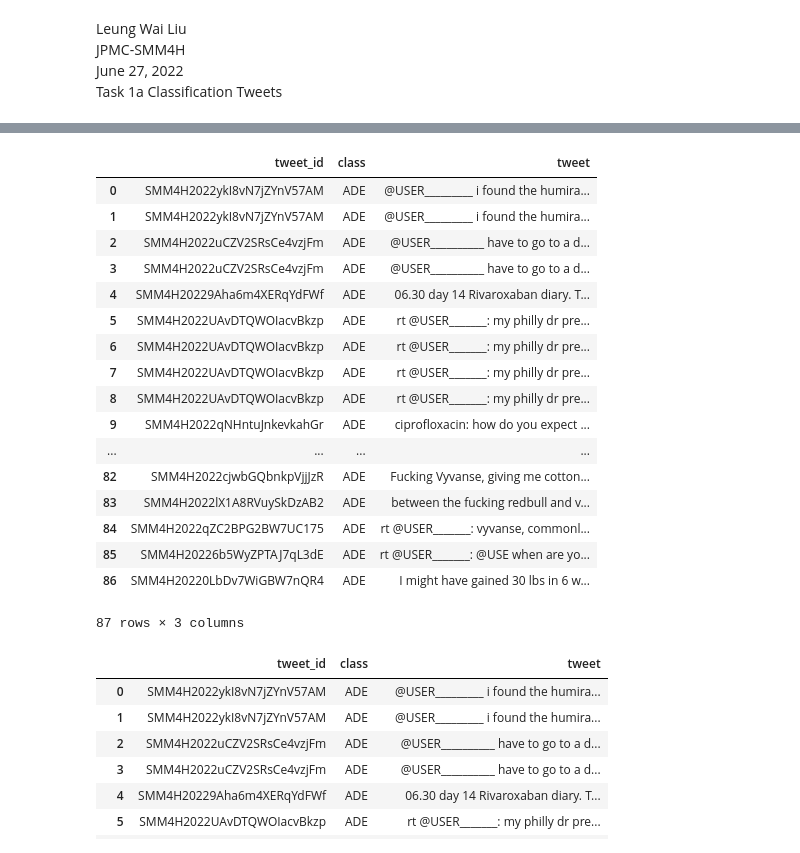
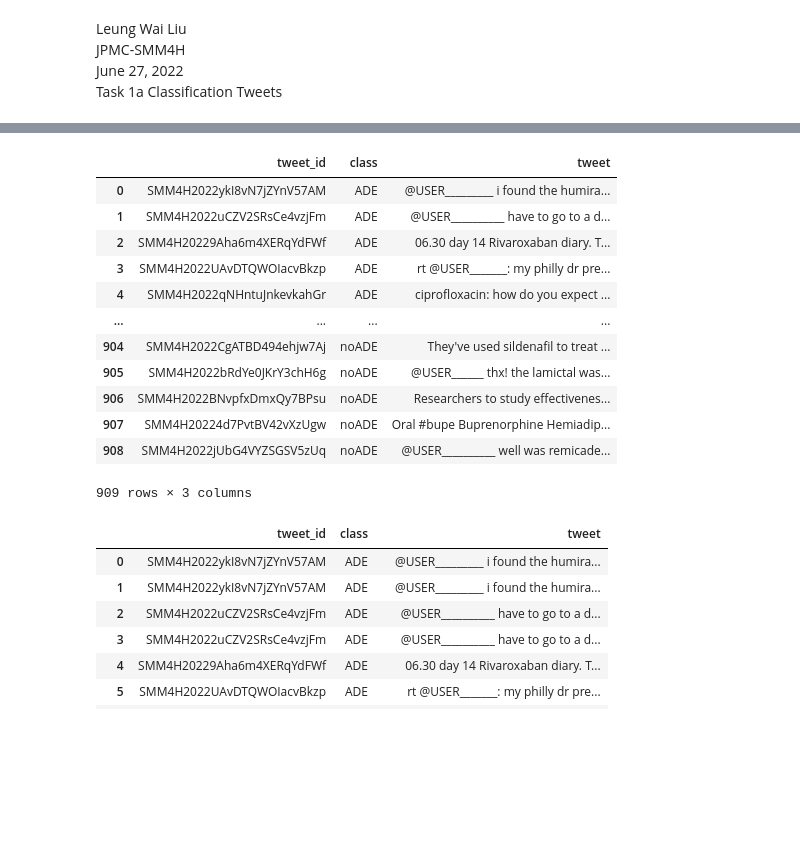
Before and after one commit to leungwai/JPM_SMM4H_1a_LW, a Jupyter notebook: Datasets/Subtask_1a/training/Task 1a Dev Pre-Partitioning.ipynb, the cells around one changed output, grey strips where cells are left out. Saved outputs shown, nothing was run; the diff lists cells and outputs as text; code cells hidden in the pictures; blank space fills up the shorter version.

```diff
--- a/Datasets/Subtask_1a/training/Task 1a Dev Pre-Partitioning.ipynb
+++ b/Datasets/Subtask_1a/training/Task 1a Dev Pre-Partitioning.ipynb
@@ -52,27 +42,22 @@ df2
 | 908 | SMM4H2022jUbG4VYZSGSV5zUq | @USER__________ well was remicade... |
 909 rows × 2 columns
 # %%
-df = pd.merge(df1, df2, how="left", on="tweet_id")
+df = pd.merge(df1, df2, how="right", on="tweet_id")
 df
 # %% [output]
 |  | tweet_id | class | tweet |
 | 0 | SMM4H2022ykI8vN7jZYnV57AM | ADE | @USER_________ i found the humira... |
-| 1 | SMM4H2022ykI8vN7jZYnV57AM | ADE | @USER_________ i found the humira... |
-| 2 | SMM4H2022uCZV2SRsCe4vzjFm | ADE | @USER__________ have to go to a d... |
-| 3 | SMM4H2022uCZV2SRsCe4vzjFm | ADE | @USER__________ have to go to a d... |
-| 4 | SMM4H20229Aha6m4XERqYdFWf | ADE | 06.30 day 14 Rivaroxaban diary. T... |
-| 5 | SMM4H2022UAvDTQWOIacvBkzp | ADE | rt @USER_______: my philly dr pre... |
-| 6 | SMM4H2022UAvDTQWOIacvBkzp | ADE | rt @USER_______: my philly dr pre... |
-| 7 | SMM4H2022UAvDTQWOIacvBkzp | ADE | rt @USER_______: my philly dr pre... |
-| 8 | SMM4H2022UAvDTQWOIacvBkzp | ADE | rt @USER_______: my philly dr pre... |
-| 9 | SMM4H2022qNHntuJnkevkahGr | ADE | ciprofloxacin: how do you expect ... |
+| 1 | SMM4H2022uCZV2SRsCe4vzjFm | ADE | @USER__________ have to go to a d... |
+| 2 | SMM4H20229Aha6m4XERqYdFWf | ADE | 06.30 day 14 Rivaroxaban diary. T... |
+| 3 | SMM4H2022UAvDTQWOIacvBkzp | ADE | rt @USER_______: my philly dr pre... |
+| 4 | SMM4H2022qNHntuJnkevkahGr | ADE | ciprofloxacin: how do you expect ... |
 | ... | ... | ... | ... |
-| 82 | SMM4H2022cjwbGQbnkpVjjJzR | ADE | Fucking Vyvanse, giving me cotton... |
-| 83 | SMM4H2022lX1A8RVuySkDzAB2 | ADE | between the fucking redbull and v... |
-| 84 | SMM4H2022qZC2BPG2BW7UC175 | ADE | rt @USER_______: vyvanse, commonl... |
-| 85 | SMM4H20226b5WyZPTAJ7qL3dE | ADE | rt @USER_______: @USE when are yo... |
-| 86 | SMM4H20220LbDv7WiGBW7nQR4 | ADE | I might have gained 30 lbs in 6 w... |
+| 904 | SMM4H2022CgATBD494ehjw7Aj | noADE | They've used sildenafil to treat ... |
+| 905 | SMM4H2022bRdYe0JKrY3chH6g | noADE | @USER______ thx! the lamictal was... |
+| 906 | SMM4H2022BNvpfxDmxQy7BPsu | noADE | Researchers to study effectivenes... |
+| 907 | SMM4H20224d7PvtBV42vXzUgw | noADE | Oral #bupe Buprenorphine Hemiadip... |
+| 908 | SMM4H2022jUbG4VYZSGSV5zUq | noADE | @USER__________ well was remicade... |
-87 rows × 3 columns
+909 rows × 3 columns
 # %%
 df.to_csv('dev.tsv', sep="\t", index=False)
 # %%
```
Also changed, not shown: parts of 2 cells of this notebook, 2 other files.
